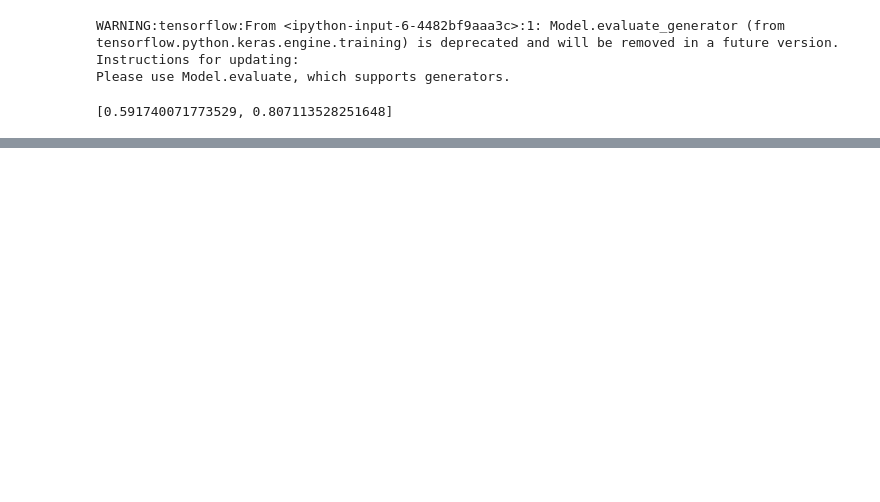
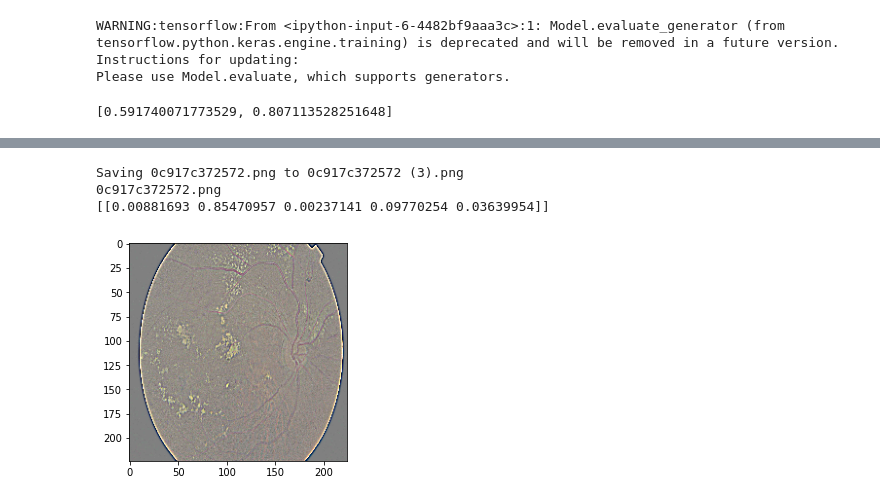
Before and after one commit to Ak705945/DR-detection-using-DCNN, a Jupyter notebook: Copy_of_MiniProject4.ipynb, the cells around one changed output, grey strips where cells are left out. Drawn from its saved outputs; the diff is of its cells as text; code cells hidden in the pictures; blank space fills up the shorter version.

```diff
--- a/Copy_of_MiniProject4.ipynb
+++ b/Copy_of_MiniProject4.ipynb
@@ -169,8 +190,11 @@ for fn in uploaded.keys():
   path = fn
   img=image.load_img(path,target_size=(224,224))
   x=image.img_to_array(img)
+  x=x/255
+  plt.imshow(img)
   x=np.expand_dims(x,axis=0)
   images=np.vstack([x])
   classes=loaded_model.predict(images,batch_size=10)
   print(fn)
   print(classes)
+# %% [output]
@@ -177,3 +202,7 @@ for fn in uploaded.keys():
+Saving 0c917c372572.png to 0c917c372572 (3).png
+0c917c372572.png
+[[0.00881693 0.85470957 0.00237141 0.09770254 0.03639954]]
+[figure, added]
 # %%
 import numpy as np
 import cv2
```
Also changed, not shown: parts of 3 cells of this notebook.
